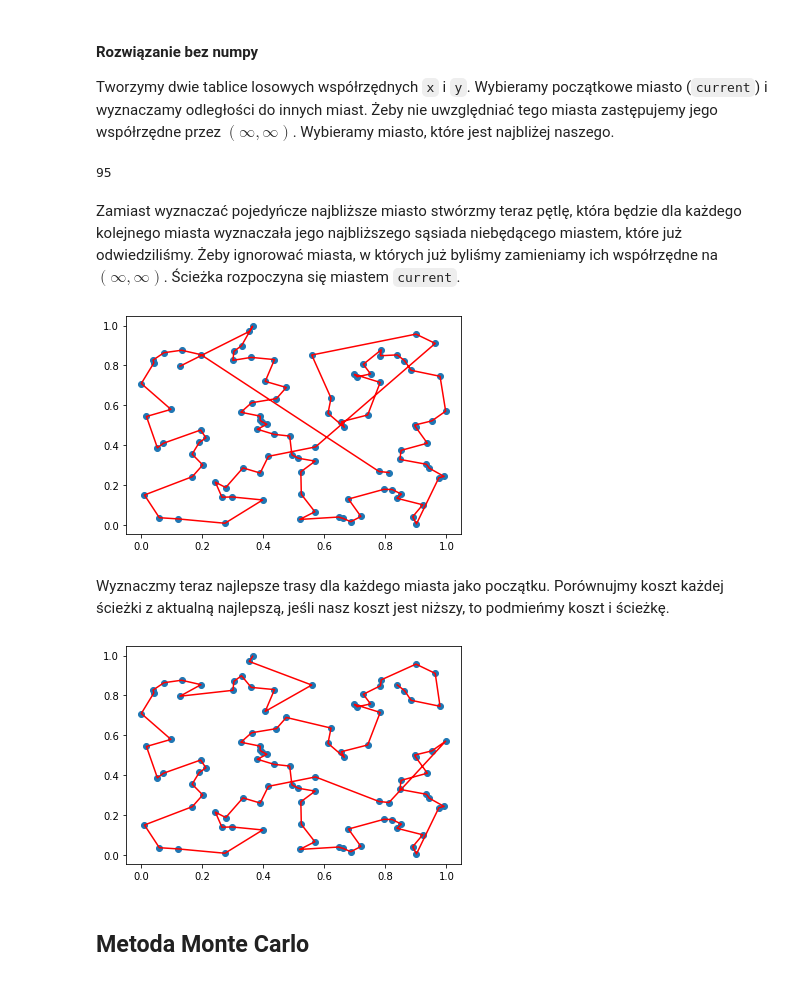
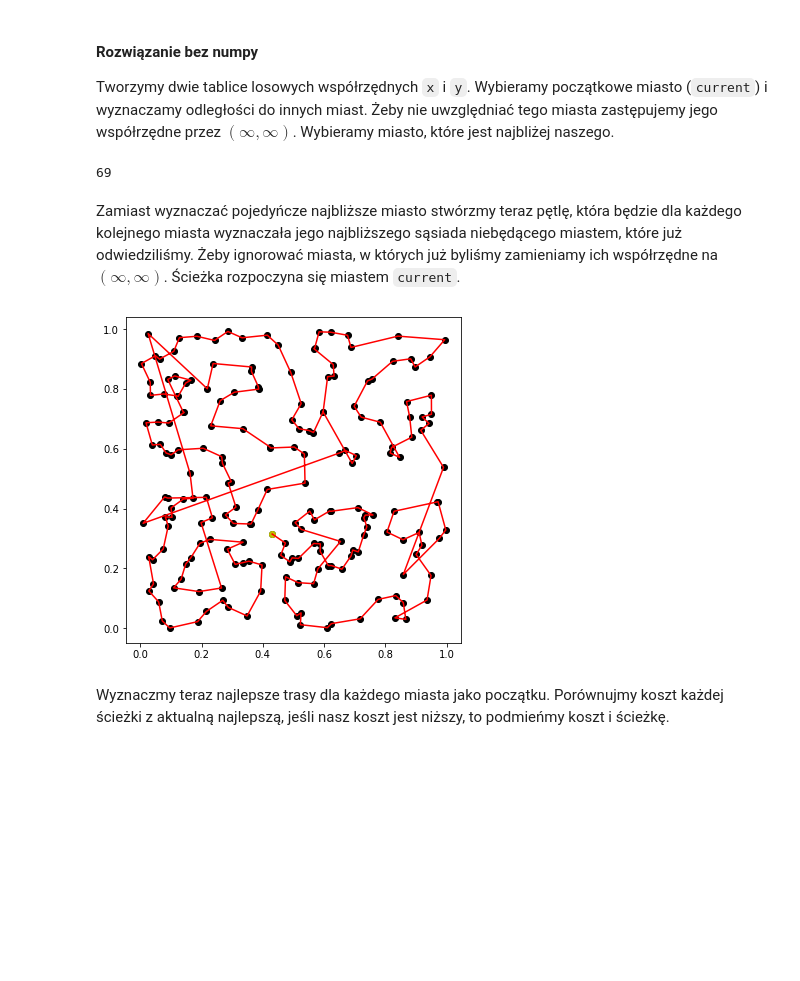
Before and after one commit to codingtenshi/SDA, a Jupyter notebook: aisd.ipynb, the cells around one changed output. Saved outputs shown, nothing was run; the diff lists cells and outputs as text; code cells hidden in the pictures; blank space fills up the shorter version.

```diff
--- a/aisd.ipynb
+++ b/aisd.ipynb
@@ -312,17 +681,17 @@ towns = np.random.random((N, 2))
 best_cost = inf
 best_path = []
 
-for i in range(len(towns)):
+for i in range(N):
     xs = np.copy(towns[:,0])
     ys = np.copy(towns[:,1])
     path = [i]
     cost = 0.0
     current = i
-    for j in range(len(towns) - 1):
+    for j in range(N - 1):
         x = xs[current]
         y = ys[current]
         xs[current] = ys[current] = inf
-        dists = (xs - x) ** 2.0 + (ys - y) ** 2
+        dists = (xs - x) ** 2. + (ys - y) ** 2.
         current = np.argmin(dists)
         path.append(current)
         cost += np.sqrt(dists[current])
@@ -345,7 +714,7 @@ plt.show()
 
 Tworzymy dwie tablice losowych współrzędnych `x` i `y`. Wybieramy początkowe miasto (`current`) i wyznaczamy odległości do innych miast. Żeby nie uwzględniać tego miasta zastępujemy jego współrzędne przez $\left(\infty,\infty\right)$. Wybieramy miasto, które jest najbliżej naszego.
 # %%
-N = 100
+N = 200
 
 xs = [random() for i in range(N)]
 ys = [random() for i in range(N)]
@@ -353,17 +722,17 @@ ys = [random() for i in range(N)]
 old_xs = list(xs)
 old_ys = list(ys)
 # %%
-current = 3
+current = 5
 
+xs = list(old_xs)
+ys = list(old_ys)
 x, y = xs[current], ys[current]
 xs[current], ys[current] = inf, inf
 
-dists = []
-for i in range(N):
-    dists.append((x - xs[i]) ** 2. + (y - ys[i]) ** 2.)
+dists = [(x - xs[i]) ** 2. + (y - ys[i]) ** 2. for i in range(N)]
 dists.index(min(dists))
 # %% [output]
-95
+69
 # %% [markdown]
 Zamiast wyznaczać pojedyńcze najbliższe miasto stwórzmy teraz pętlę, która będzie dla każdego kolejnego miasta wyznaczała jego najbliższego sąsiada niebędącego miastem, które już odwiedziliśmy. Żeby ignorować miasta, w których już byliśmy zamieniamy ich współrzędne na $\left( \infty, \infty \right)$. Ścieżka rozpoczyna się miastem `current`.
 # %%
@@ -374,19 +743,19 @@ for j in range(N - 1):
     x, y = xs[current], ys[current]
     xs[current], ys[current] = inf, inf
 
-    dists = []
-    for i in range(N):
-        dists.append((x - xs[i]) ** 2. + (y - ys[i]) ** 2.)
+    dists = [(x - xs[i]) ** 2. + (y - ys[i]) ** 2. for i in range(N)]
     current = dists.index(min(dists))
     path.append(current)
 # %%
 nxs = [old_xs[i] for i in path]
 nys = [old_ys[i] for i in path]
+fsx, fsy = nxs[0], nys[0]
 
 plt.plot(nxs, nys, 'r')
-plt.scatter(nxs, nys)
+plt.scatter(nxs, nys, c='k')
+plt.scatter([fsx], [fsy], c='y')
 plt.show()
 # %% [output]
-[figure, old version]
+[figure, new version]
 # %% [markdown]
 Wyznaczmy teraz najlepsze trasy dla każdego miasta jako początku. Porównujmy koszt każdej ścieżki z aktualną najlepszą, jeśli nasz koszt jest niższy, to podmieńmy koszt i ścieżkę.
@@ -417,11 +761,0 @@ for current in range(N):
-# %%
-nxs = [old_xs[i] for i in best_path]
-nys = [old_ys[i] for i in best_path]
-
-plt.plot(nxs, nys, 'r')
-plt.scatter(nxs, nys)
-plt.show()
-# %% [output]
-[figure, removed]
-# %% [markdown]
-## Metoda Monte Carlo
```
Also changed, not shown: parts of 145 cells of this notebook, 4 other files.
